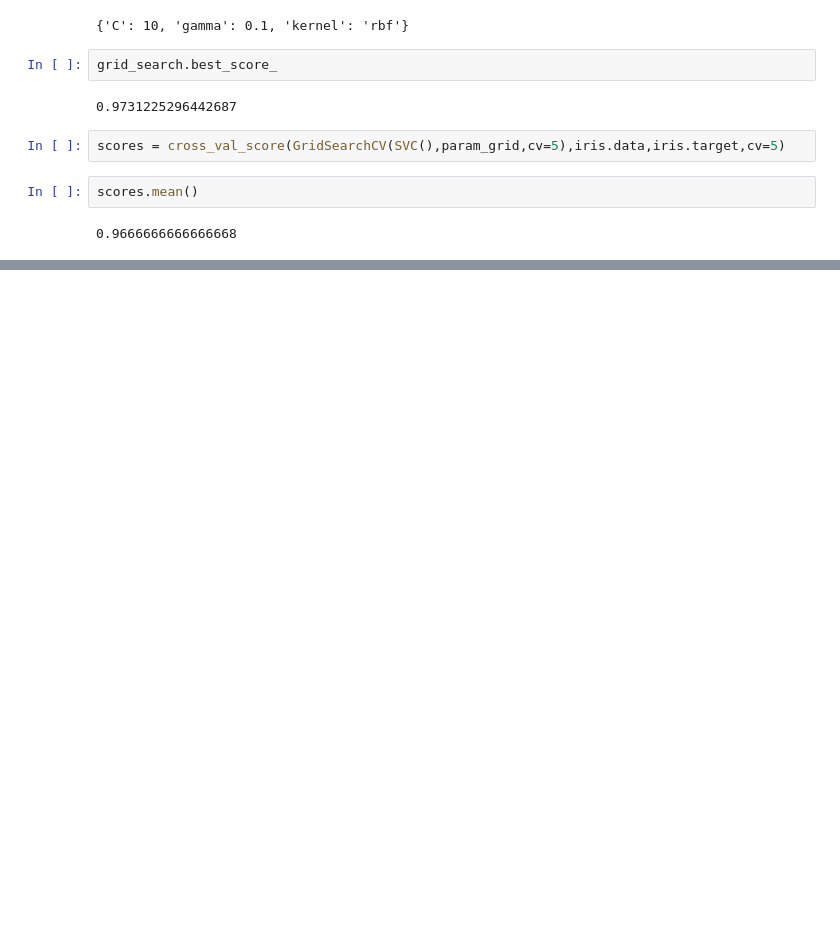
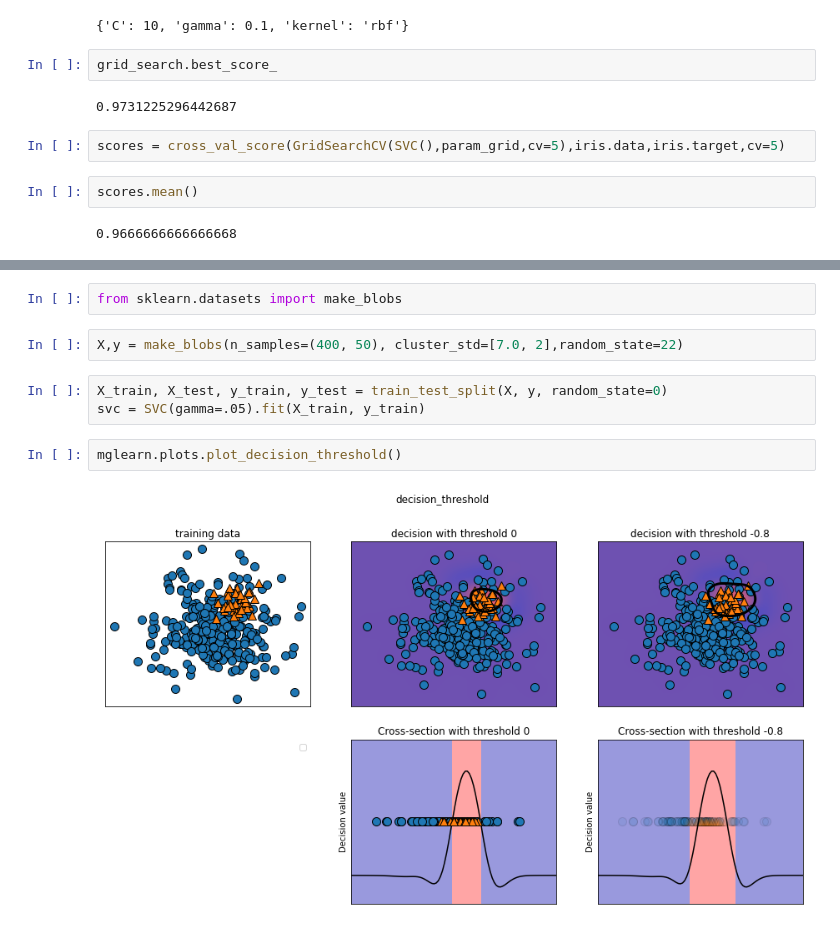
Before and after one commit to aashish-2096/Notebooks, a Jupyter notebook: Model Evaluation.ipynb, the cells around one changed output, grey strips where cells are left out. Saved outputs shown, nothing was run; the diff lists cells and outputs as text; blank space fills up the shorter version.

```diff
--- a/Model Evaluation.ipynb
+++ b/Model Evaluation.ipynb
@@ -278,0 +366,11 @@ scores.mean()
+# %%
+from sklearn.datasets import make_blobs
+# %%
+X,y = make_blobs(n_samples=(400, 50), cluster_std=[7.0, 2],random_state=22)
+# %%
+X_train, X_test, y_train, y_test = train_test_split(X, y, random_state=0)
+svc = SVC(gamma=.05).fit(X_train, y_train)
+# %%
+mglearn.plots.plot_decision_threshold()
+# %% [output]
+[figure, added]
```
Also changed, not shown: parts of 43 cells of this notebook.
